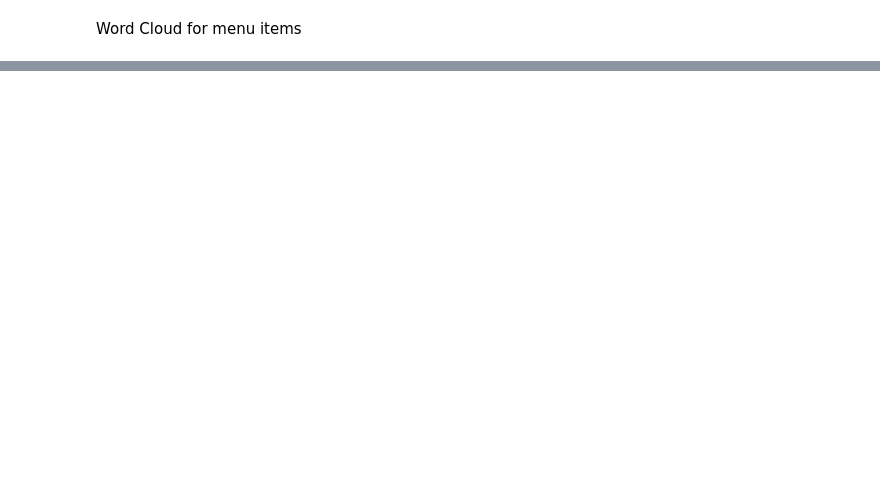
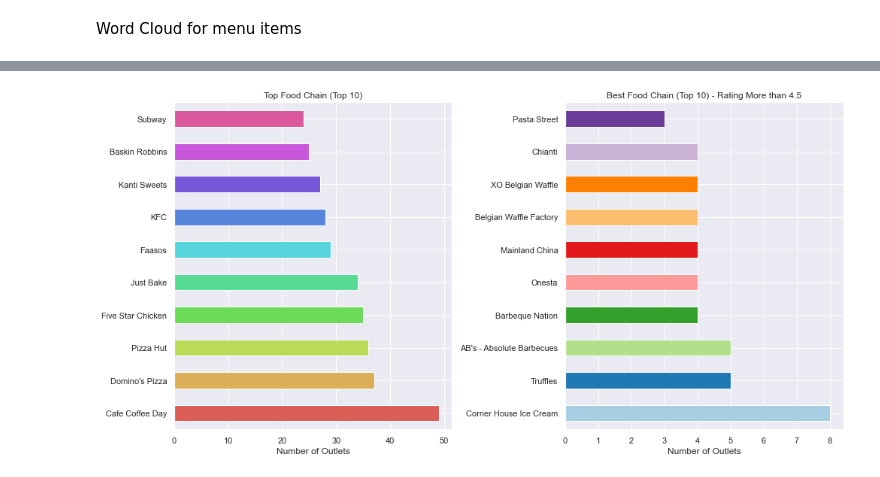
Before and after one commit to NagaSireeshaChinthala/Zomato_Restaurent_Recommendation, a Jupyter notebook: data_exploration.ipynb, the cells around one changed output, grey strips where cells are left out. Saved outputs shown, nothing was run; the diff lists cells and outputs as text; code cells hidden in the pictures; blank space fills up the shorter version.

```diff
--- a/data_exploration.ipynb
+++ b/data_exploration.ipynb
@@ -316,0 +349,14 @@ plt.show()
+# %%
+plt.rcParams['figure.figsize'] = 14,7
+plt.subplot(1,2,1)
+data_df.name.value_counts().head(10).plot(kind = "barh", color = sns.color_palette("hls", 10))
+plt.xlabel("Number of Outlets")
+plt.title("Top Food Chain (Top 10)")
+
+plt.subplot(1,2,2)
+data_df[data_df['rate']>=4.5]['name'].value_counts().nlargest(10).plot(kind = "barh", color = sns.color_palette("Paired"))
+plt.xlabel("Number of Outlets")
+plt.title("Best Food Chain (Top 10) - Rating More than 4.5")
+plt.tight_layout()
+# %% [output]
+[figure, added]
```
Also changed, not shown: parts of 10 cells of this notebook, 2 other files.
